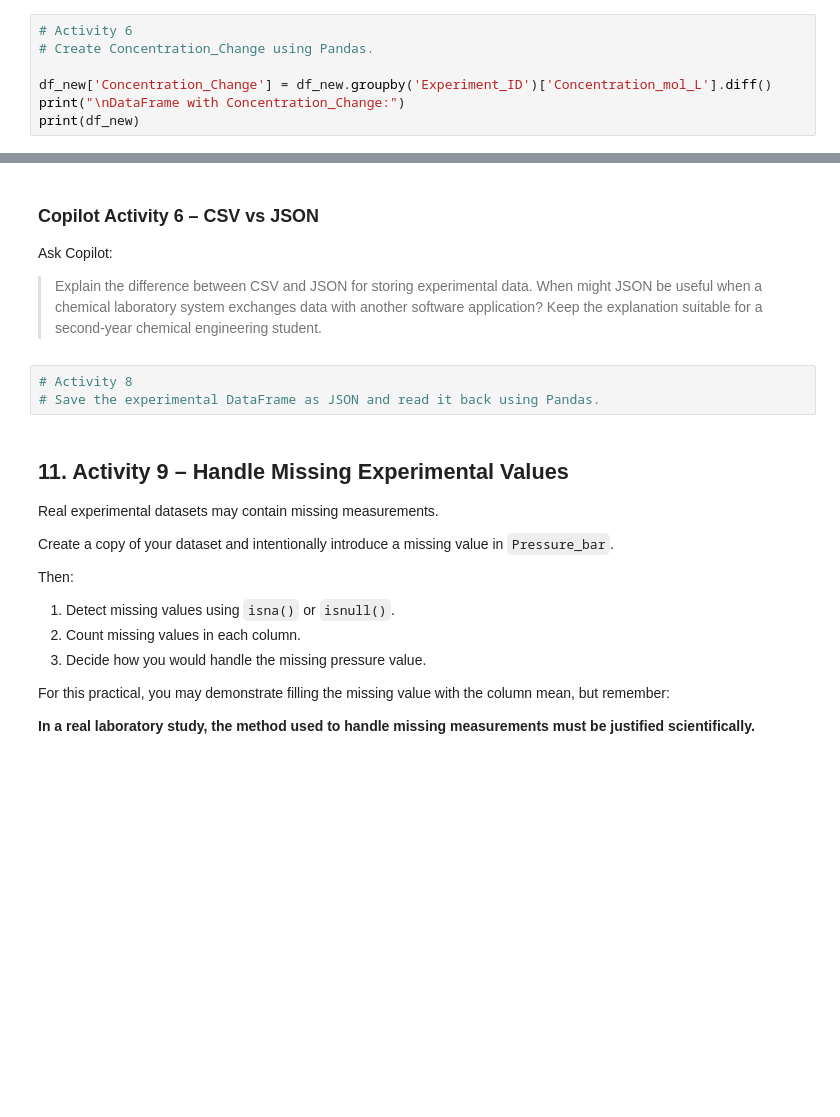
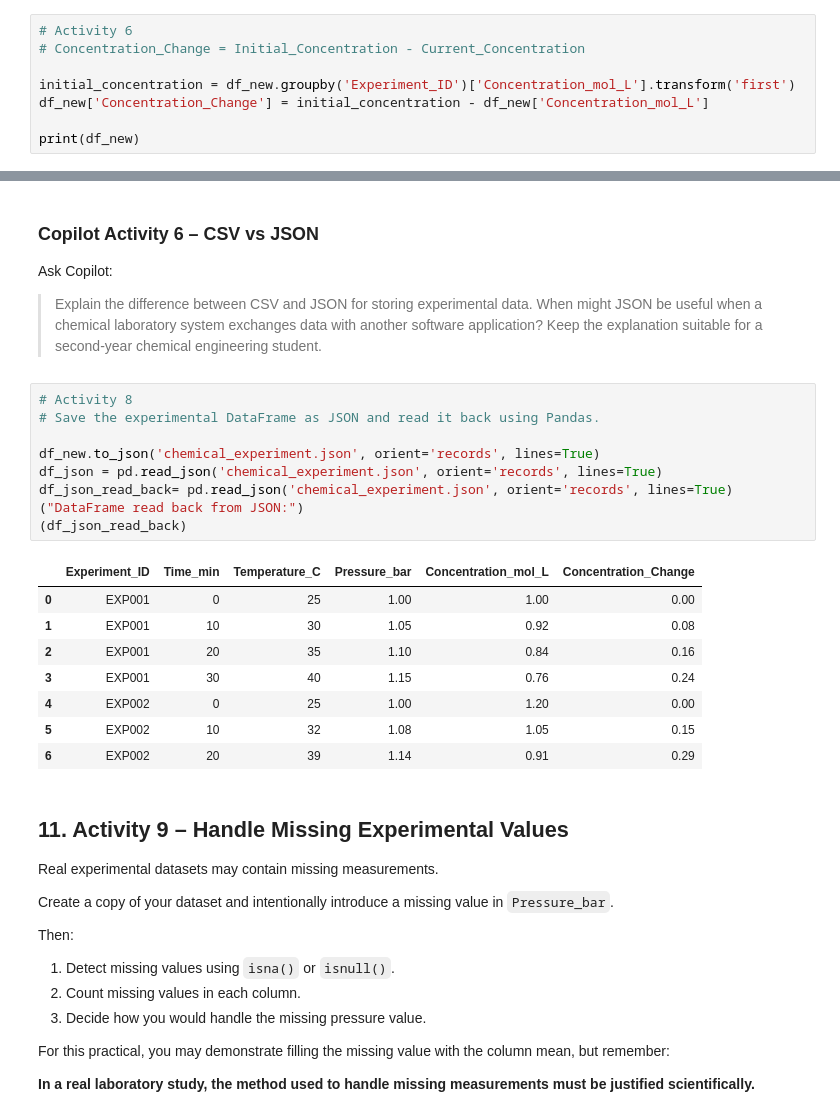
Before and after one commit to aglawemanav/CP_Practical, a Jupyter notebook: Practical_08_File_IO_Experimental_Data_Pandas_CSV_JSON.ipynb, the cells around one changed output, grey strips where cells are left out. Drawn from its saved outputs; the diff is of its cells as text; blank space fills up the shorter version.

```diff
--- a/Practical_08_File_IO_Experimental_Data_Pandas_CSV_JSON.ipynb
+++ b/Practical_08_File_IO_Experimental_Data_Pandas_CSV_JSON.ipynb
@@ -338,9 +341,10 @@ Ask Copilot:
 > I have experimental concentration measurements grouped by Experiment_ID. Explain how Pandas can be used to calculate the initial concentration for each experiment and then create a new column showing the change from the initial value. Explain the approach without writing the complete code.
 # %%
 # Activity 6
-# Create Concentration_Change using Pandas.
+# Concentration_Change = Initial_Concentration - Current_Concentration
 
-df_new['Concentration_Change'] = df_new.groupby('Experiment_ID')['Concentration_mol_L'].diff()
-print("\nDataFrame with Concentration_Change:")
+initial_concentration = df_new.groupby('Experiment_ID')['Concentration_mol_L'].transform('first')
+df_new['Concentration_Change'] = initial_concentration - df_new['Concentration_mol_L']
+
 print(df_new)
 # %% [output]
@@ -425,6 +428,21 @@ Ask Copilot:
 # %%
 # Activity 8
 # Save the experimental DataFrame as JSON and read it back using Pandas.
+
+df_new.to_json('chemical_experiment.json', orient='records', lines=True)
+df_json = pd.read_json('chemical_experiment.json', orient='records', lines=True)
+df_json_read_back= pd.read_json('chemical_experiment.json', orient='records', lines=True)
+("DataFrame read back from JSON:")
+(df_json_read_back)
+# %% [output]
+|  | Experiment_ID | Time_min | Temperature_C | Pressure_bar | Concentration_mol_L | Concentration_Change |
+| 0 | EXP001 | 0 | 25 | 1.00 | 1.00 | 0.00 |
+| 1 | EXP001 | 10 | 30 | 1.05 | 0.92 | 0.08 |
+| 2 | EXP001 | 20 | 35 | 1.10 | 0.84 | 0.16 |
+| 3 | EXP001 | 30 | 40 | 1.15 | 0.76 | 0.24 |
+| 4 | EXP002 | 0 | 25 | 1.00 | 1.20 | 0.00 |
+| 5 | EXP002 | 10 | 32 | 1.08 | 1.05 | 0.15 |
+| 6 | EXP002 | 20 | 39 | 1.14 | 0.91 | 0.29 |
 # %% [markdown]
 ## 11. Activity 9 – Handle Missing Experimental Values
 
```
Also changed, not shown: parts of 6 cells of this notebook, 3 other files.
